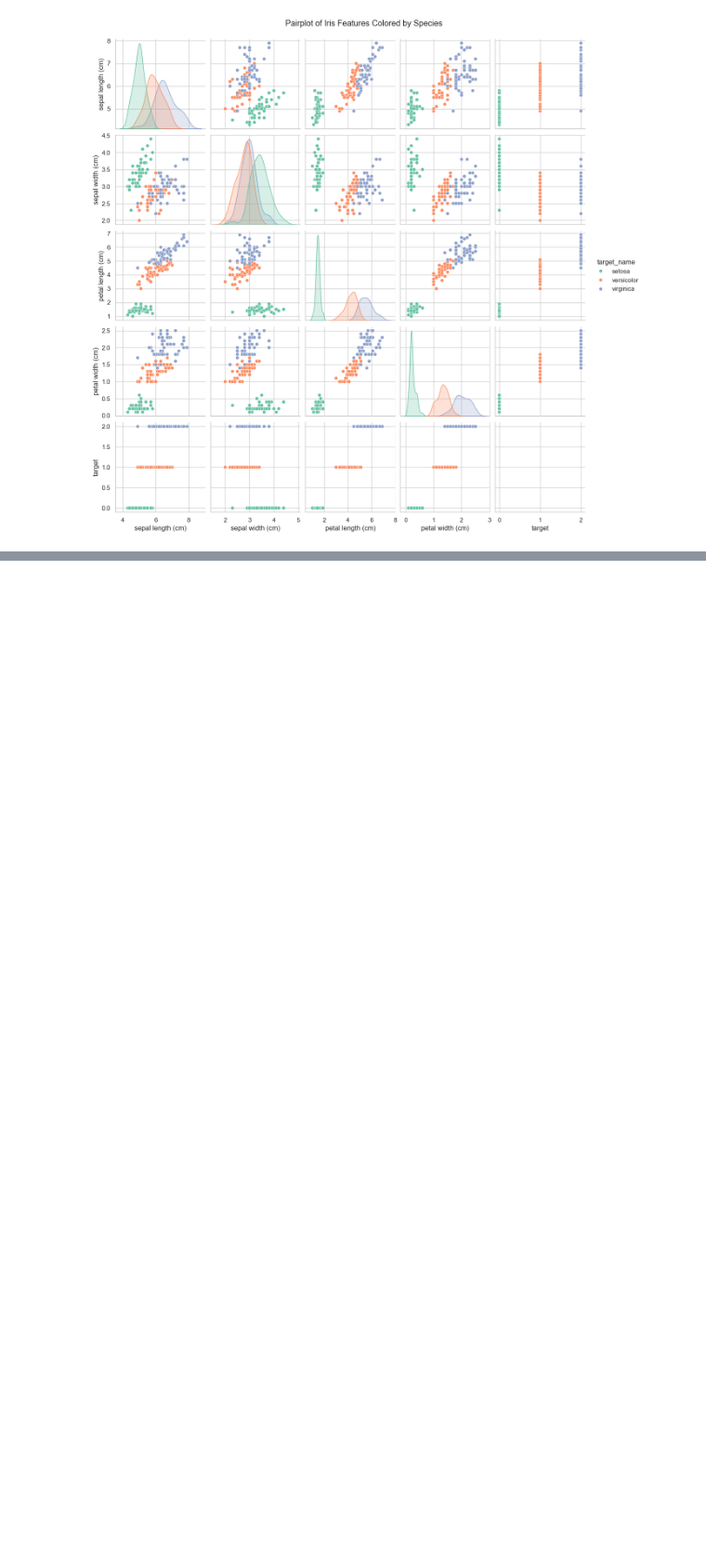
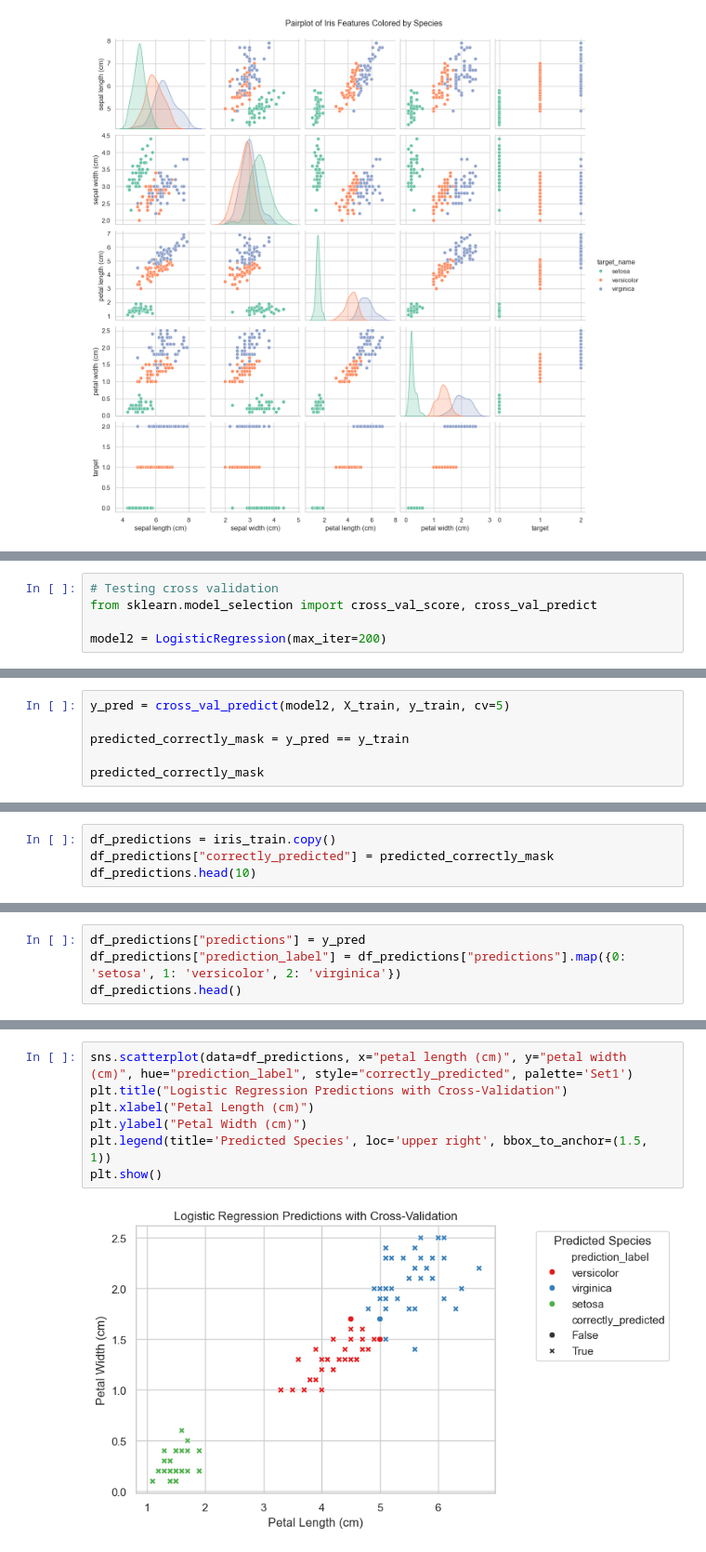
Before and after one commit to mohiuddinwaqar-sudo/scikitlearn, a Jupyter notebook: learn.ipynb, the cells around one changed output, grey strips where cells are left out. Shown at 93% size. Drawn from its saved outputs; the diff is of its cells as text; blank space fills up the shorter version.

```diff
--- a/learn.ipynb
+++ b/learn.ipynb
@@ -134,0 +196,5 @@ plt.show()
+# %%
+# Testing cross validation
+from sklearn.model_selection import cross_val_score, cross_val_predict
+
+model2 = LogisticRegression(max_iter=200)
@@ -134,0 +208,6 @@ plt.show()
+# %%
+y_pred = cross_val_predict(model2, X_train, y_train, cv=5)
+
+predicted_correctly_mask = y_pred == y_train
+
+predicted_correctly_mask
@@ -134,0 +228,4 @@ plt.show()
+# %%
+df_predictions = iris_train.copy()
+df_predictions["correctly_predicted"] = predicted_correctly_mask
+df_predictions.head(10)
@@ -134,0 +244,4 @@ plt.show()
+# %%
+df_predictions["predictions"] = y_pred
+df_predictions["prediction_label"] = df_predictions["predictions"].map({0: 'setosa', 1: 'versicolor', 2: 'virginica'})
+df_predictions.head()
@@ -134,0 +255,9 @@ plt.show()
+# %%
+sns.scatterplot(data=df_predictions, x="petal length (cm)", y="petal width (cm)", hue="prediction_label", style="correctly_predicted", palette='Set1')
+plt.title("Logistic Regression Predictions with Cross-Validation")
+plt.xlabel("Petal Length (cm)")
+plt.ylabel("Petal Width (cm)")
+plt.legend(title='Predicted Species', loc='upper right', bbox_to_anchor=(1.5, 1))
+plt.show()
+# %% [output]
+[figure, added]
```
Also changed, not shown: parts of 29 cells of this notebook, 2 other files.
